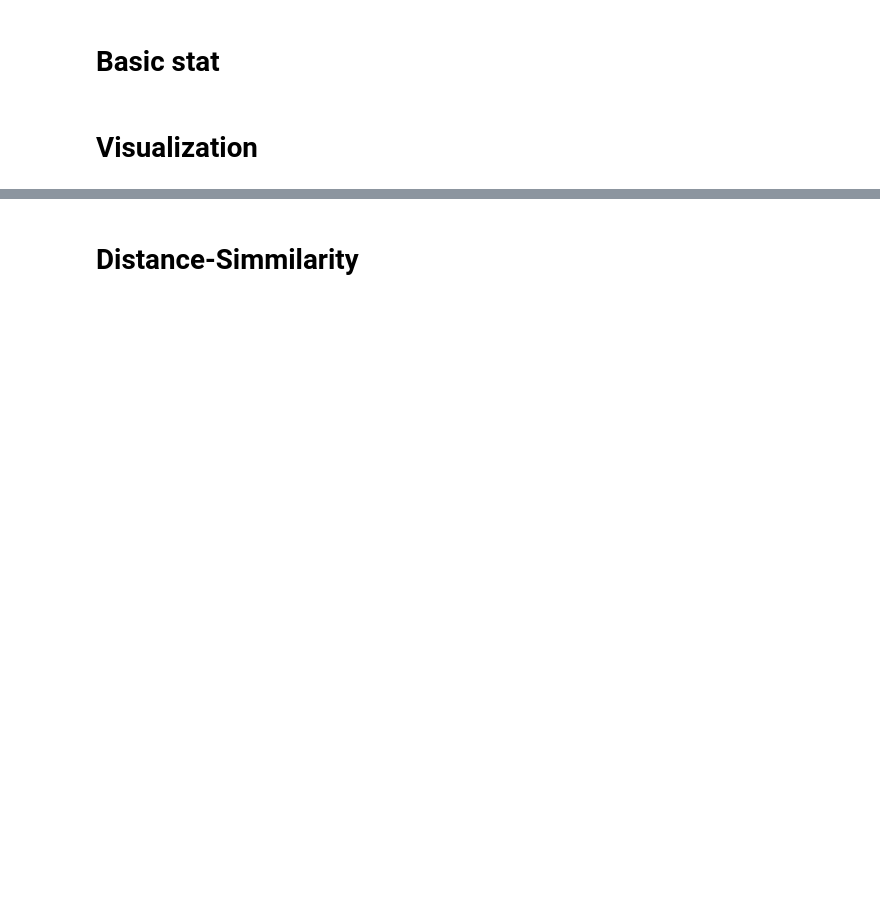
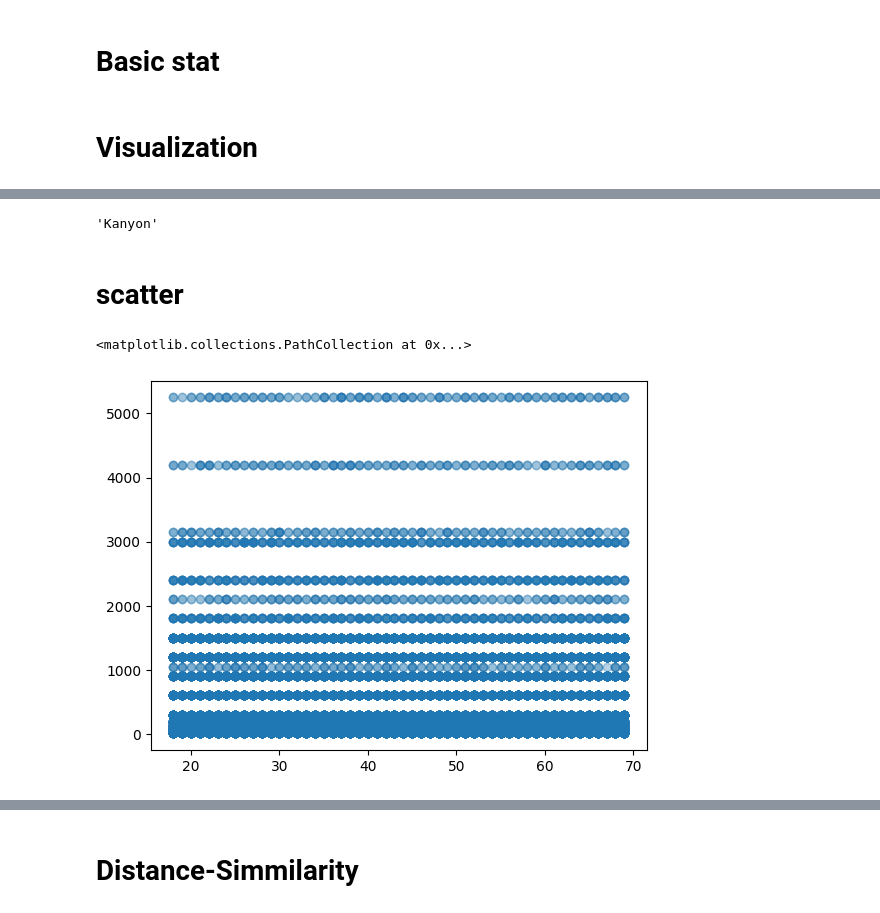
Before and after one commit to Tawanss/BSC_DPDM23, a Jupyter notebook: Understanding_data.ipynb, the cells around one changed output, grey strips where cells are left out. Drawn from its saved outputs; the diff is of its cells as text; code cells hidden in the pictures; blank space fills up the shorter version.

```diff
--- a/Understanding_data.ipynb
+++ b/Understanding_data.ipynb
@@ -57,0 +125,6 @@ data_from_gsheets.describe()
+# %%
+tickhist[-1][0].get_text()
+# %% [output]
+'Kanyon'
+# %% [markdown]
+# scatter
@@ -57,0 +133,5 @@ data_from_gsheets.describe()
+# %%
+plt.scatter(shopping["age"],shopping['price'],alpha=0.05)
+# %% [output]
+<matplotlib.collections.PathCollection at 0x...>
+[figure, added]
```
Also changed, not shown: parts of 32 cells of this notebook.
